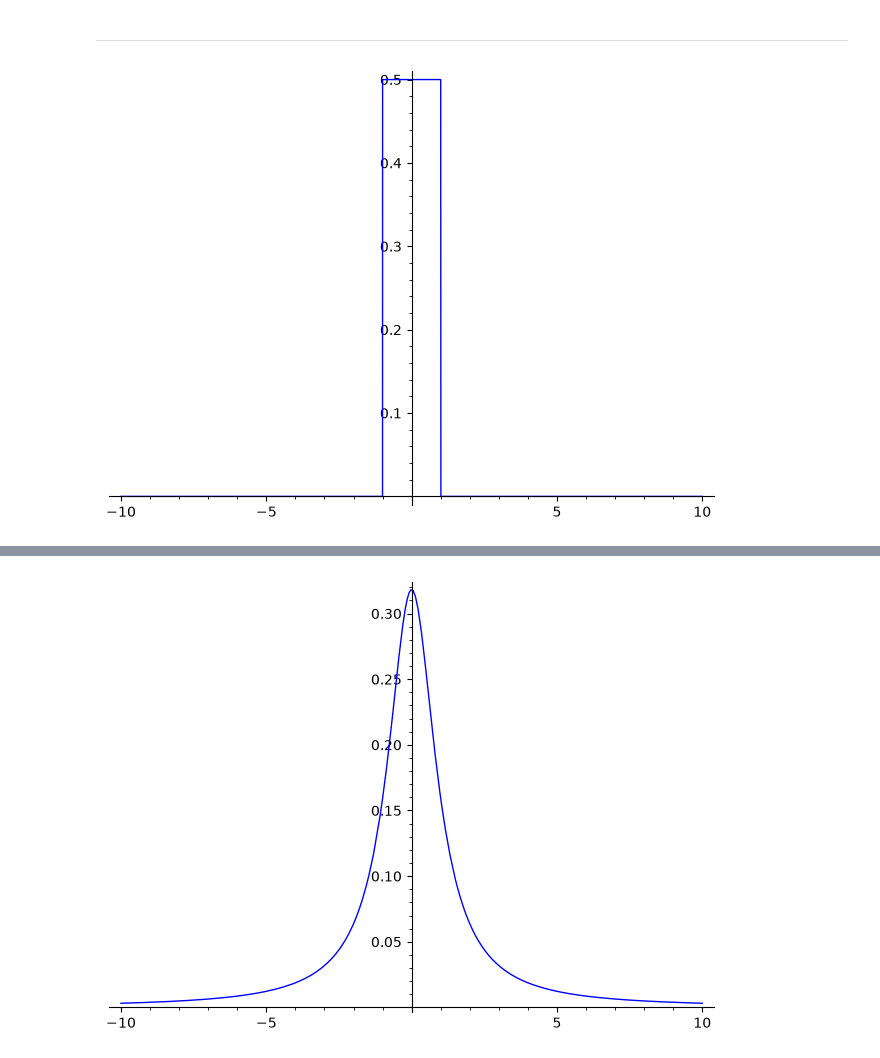
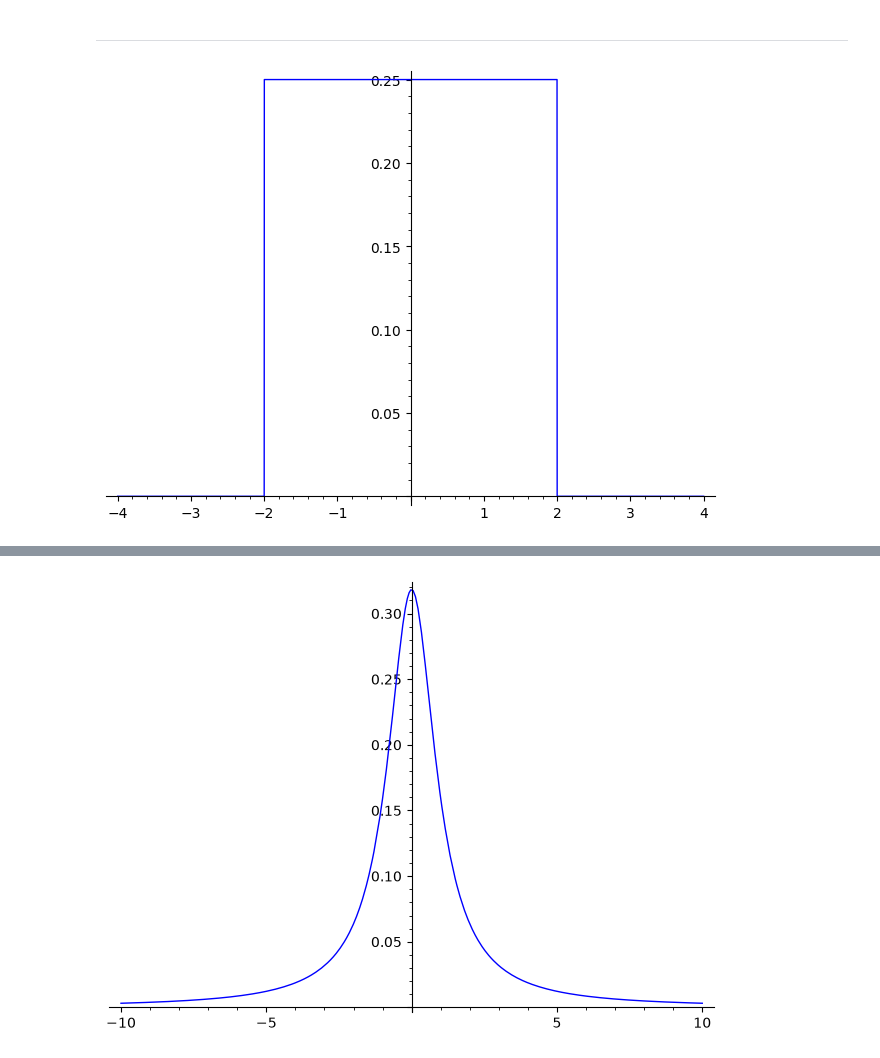
Before and after one commit to anadditivity/lwe-which-error, a Jupyter notebook: 00-first-sage-toy.ipynb, the cells around one changed output, grey strips where cells are left out. Saved outputs shown, nothing was run; the diff lists cells and outputs as text; code cells hidden in the pictures.

```diff
--- a/00-first-sage-toy.ipynb
+++ b/00-first-sage-toy.ipynb
@@ -74,6 +74,6 @@ sage.probability.probability_distribution.SphericalDistribution
 # %% [markdown]
 ---
 # %%
-RealDistribution('uniform', [-1,1]).plot([-10,10])
+RealDistribution('uniform', [-2,2]).plot([-4,4])
 # %% [output]
-[figure, old version]
+[figure, new version]
```
Also changed, not shown: parts of 3 cells of this notebook, 2 other files.
